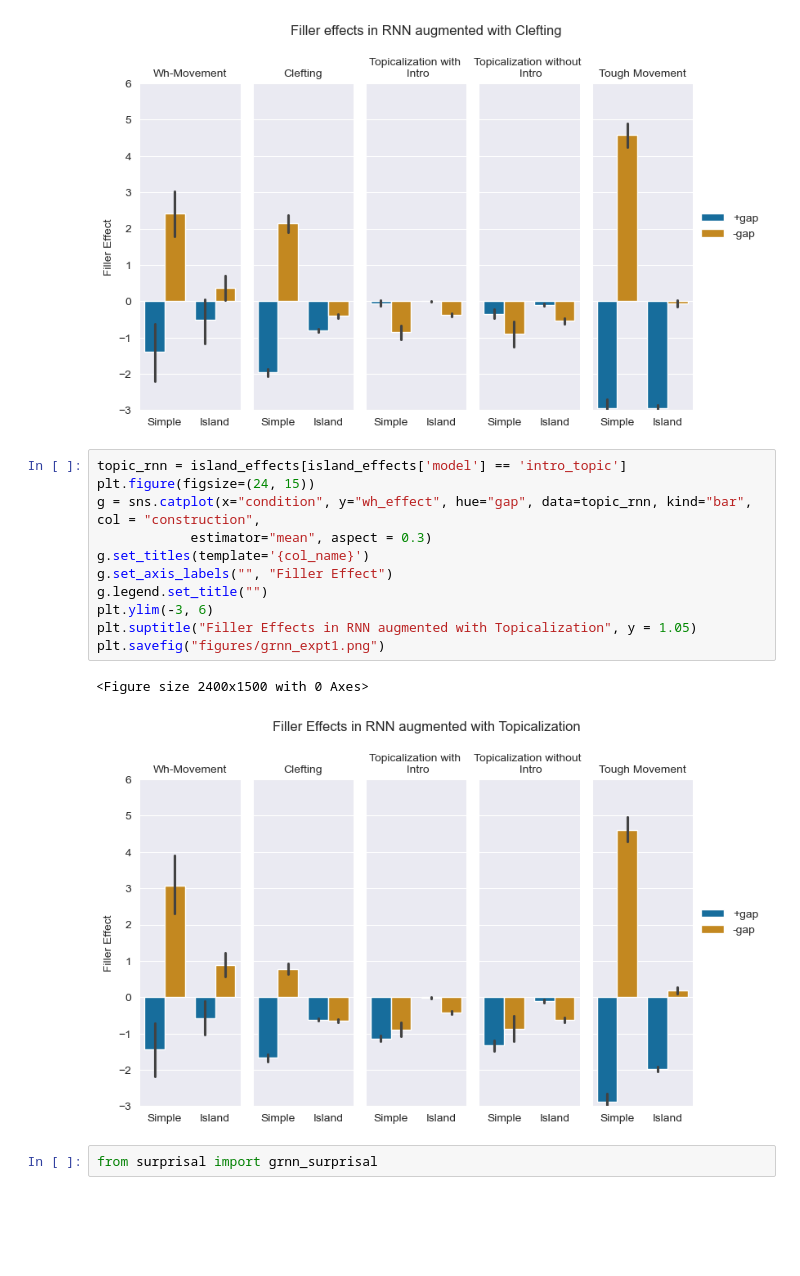
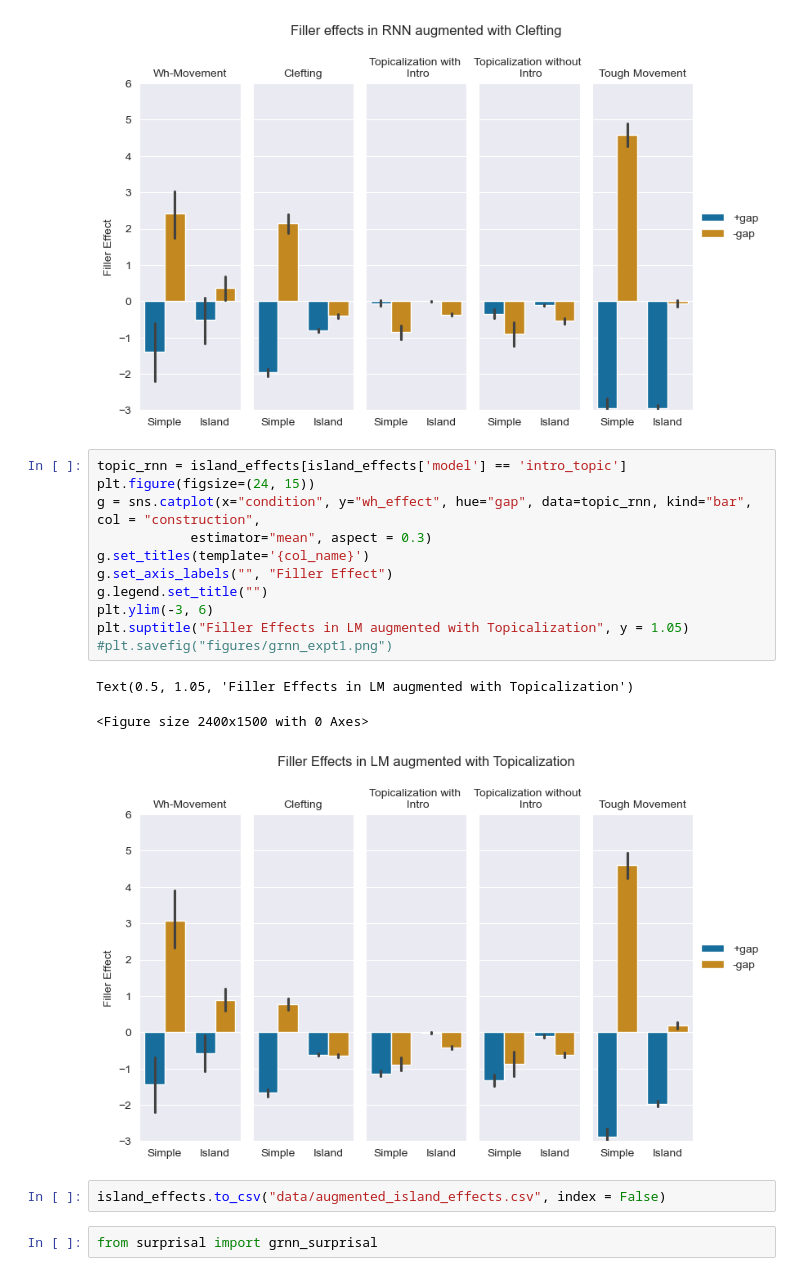
Before and after one commit to umd-psycholing/lm-syntactic-generalization, a Jupyter notebook: retraining_analysis.ipynb, the cells around one changed output. Saved outputs shown, nothing was run; the diff lists cells and outputs as text; blank space fills up the shorter version.

```diff
--- a/retraining_analysis.ipynb
+++ b/retraining_analysis.ipynb
@@ -73,17 +65,20 @@ Text(0.5, 1.05, 'Filler effects in RNN augmented with Clefting')
 # %%
 topic_rnn = island_effects[island_effects['model'] == 'intro_topic']
 plt.figure(figsize=(24, 15))
 g = sns.catplot(x="condition", y="wh_effect", hue="gap", data=topic_rnn, kind="bar", col = "construction",
             estimator="mean", aspect = 0.3)
 g.set_titles(template='{col_name}')
 g.set_axis_labels("", "Filler Effect")
 g.legend.set_title("")
 plt.ylim(-3, 6)
-plt.suptitle("Filler Effects in RNN augmented with Topicalization", y = 1.05)
-plt.savefig("figures/grnn_expt1.png")
+plt.suptitle("Filler Effects in LM augmented with Topicalization", y = 1.05)
+#plt.savefig("figures/grnn_expt1.png")
 # %% [output]
-<Figure size 2400x1500 with 0 Axes>
+Text(0.5, 1.05, 'Filler Effects in LM augmented with Topicalization')
+<Figure size 2400x1500 with 0 Axes>
-[figure, old version]
+[figure, new version]
+# %%
+island_effects.to_csv("data/augmented_island_effects.csv", index = False)
 # %%
 from surprisal import grnn_surprisal
 # %%
```
Also changed, not shown: parts of 1 cell of this notebook, 12 other files.
